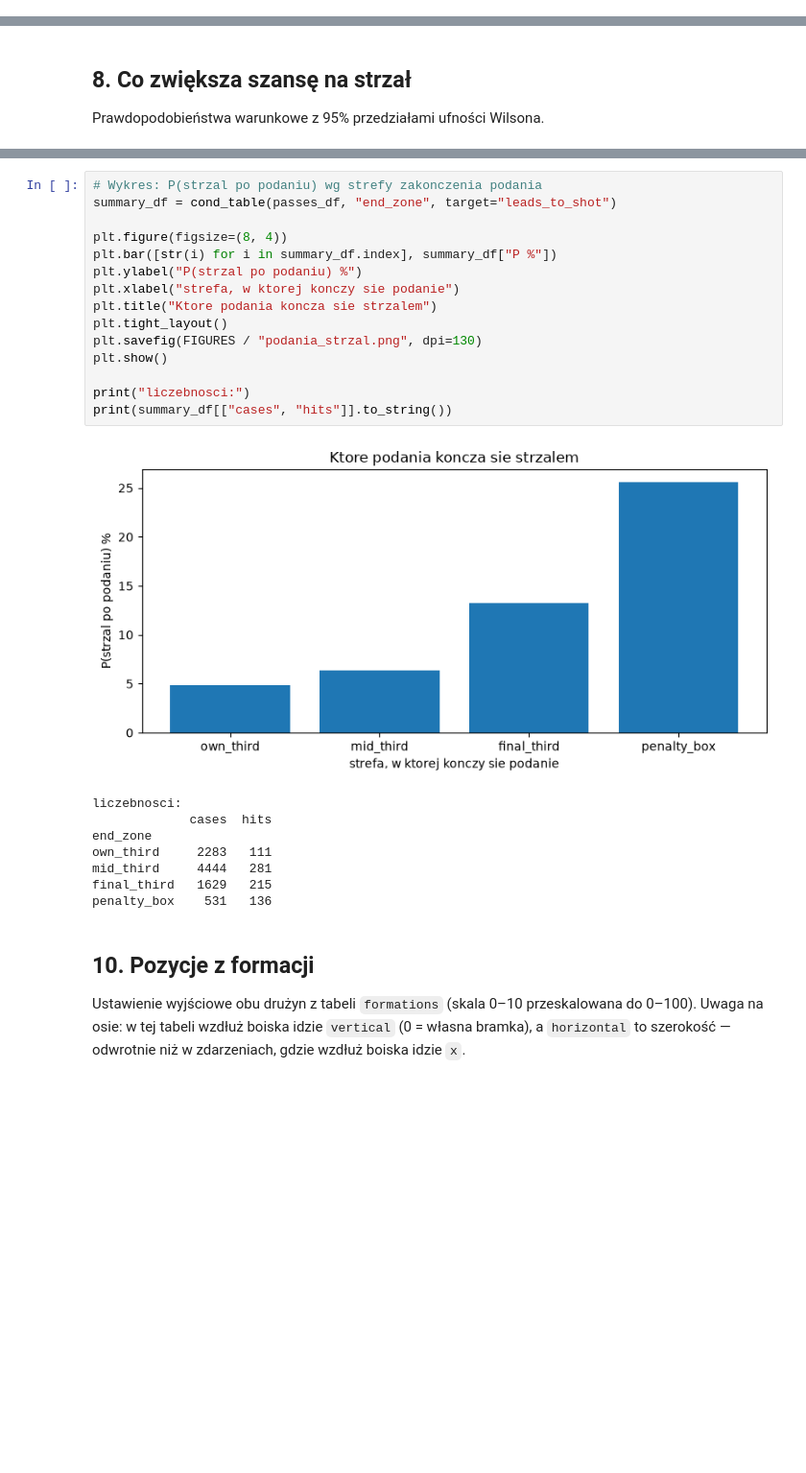
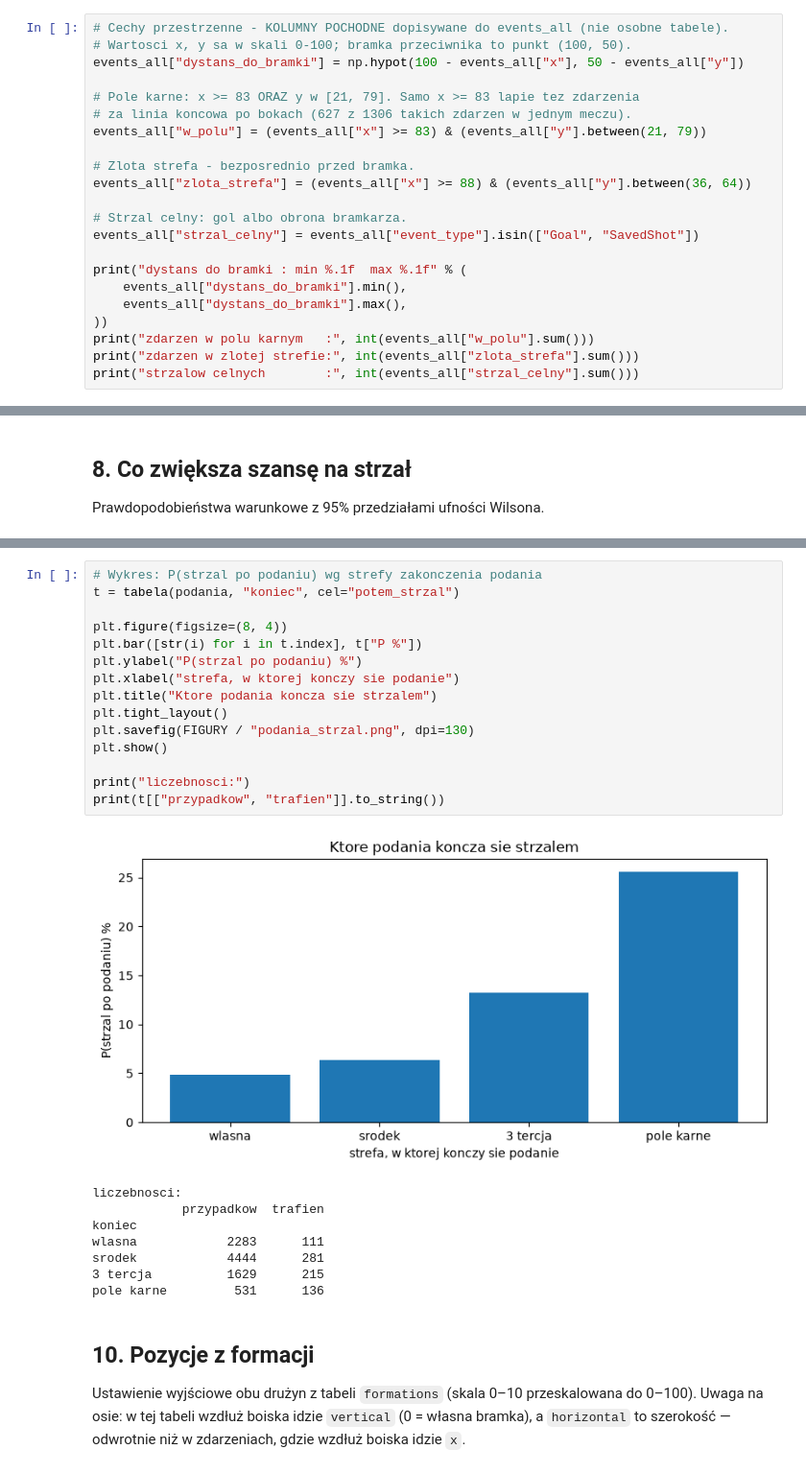
Before and after one commit to XeroChan/football-match-analytics, a Jupyter notebook: notebooks/02_eda.ipynb, the cells around one changed output, grey strips where cells are left out. Shown at 96% size. Saved outputs shown, nothing was run; the diff lists cells and outputs as text; blank space fills up the shorter version.

```diff
--- a/notebooks/02_eda.ipynb
+++ b/notebooks/02_eda.ipynb
@@ -210,0 +126,22 @@ pokrycie cech odbiorcy w podaniach  : 82.7%
+# %%
+# Cechy przestrzenne - KOLUMNY POCHODNE dopisywane do events_all (nie osobne tabele).
+# Wartosci x, y sa w skali 0-100; bramka przeciwnika to punkt (100, 50).
+events_all["dystans_do_bramki"] = np.hypot(100 - events_all["x"], 50 - events_all["y"])
+
+# Pole karne: x >= 83 ORAZ y w [21, 79]. Samo x >= 83 lapie tez zdarzenia
+# za linia koncowa po bokach (627 z 1306 takich zdarzen w jednym meczu).
+events_all["w_polu"] = (events_all["x"] >= 83) & (events_all["y"].between(21, 79))
+
+# Zlota strefa - bezposrednio przed bramka.
+events_all["zlota_strefa"] = (events_all["x"] >= 88) & (events_all["y"].between(36, 64))
+
+# Strzal celny: gol albo obrona bramkarza.
+events_all["strzal_celny"] = events_all["event_type"].isin(["Goal", "SavedShot"])
+
+print("dystans do bramki : min %.1f  max %.1f" % (
+    events_all["dystans_do_bramki"].min(),
+    events_all["dystans_do_bramki"].max(),
+))
+print("zdarzen w polu karnym   :", int(events_all["w_polu"].sum()))
+print("zdarzen w zlotej strefie:", int(events_all["zlota_strefa"].sum()))
+print("strzalow celnych        :", int(events_all["strzal_celny"].sum()))
@@ -784,27 +528,27 @@ receiver_height_bin
 # %%
 # Wykres: P(strzal po podaniu) wg strefy zakonczenia podania
-summary_df = cond_table(passes_df, "end_zone", target="leads_to_shot")
+t = tabela(podania, "koniec", cel="potem_strzal")
 
 plt.figure(figsize=(8, 4))
-plt.bar([str(i) for i in summary_df.index], summary_df["P %"])
+plt.bar([str(i) for i in t.index], t["P %"])
 plt.ylabel("P(strzal po podaniu) %")
 plt.xlabel("strefa, w ktorej konczy sie podanie")
 plt.title("Ktore podania koncza sie strzalem")
 plt.tight_layout()
-plt.savefig(FIGURES / "podania_strzal.png", dpi=130)
+plt.savefig(FIGURY / "podania_strzal.png", dpi=130)
 plt.show()
 
 print("liczebnosci:")
-print(summary_df[["cases", "hits"]].to_string())
+print(t[["przypadkow", "trafien"]].to_string())
 # %% [output]
-[figure, old version]
+[figure, new version]
 liczebnosci:
-             cases  hits
-end_zone
-own_third     2283   111
-mid_third     4444   281
-final_third   1629   215
-penalty_box    531   136
+            przypadkow  trafien
+koniec
+wlasna            2283      111
+srodek            4444      281
+3 tercja          1629      215
+pole karne         531      136
 # %% [markdown]
 ## 10. Pozycje z formacji
 
```
Also changed, not shown: parts of 37 cells of this notebook.
